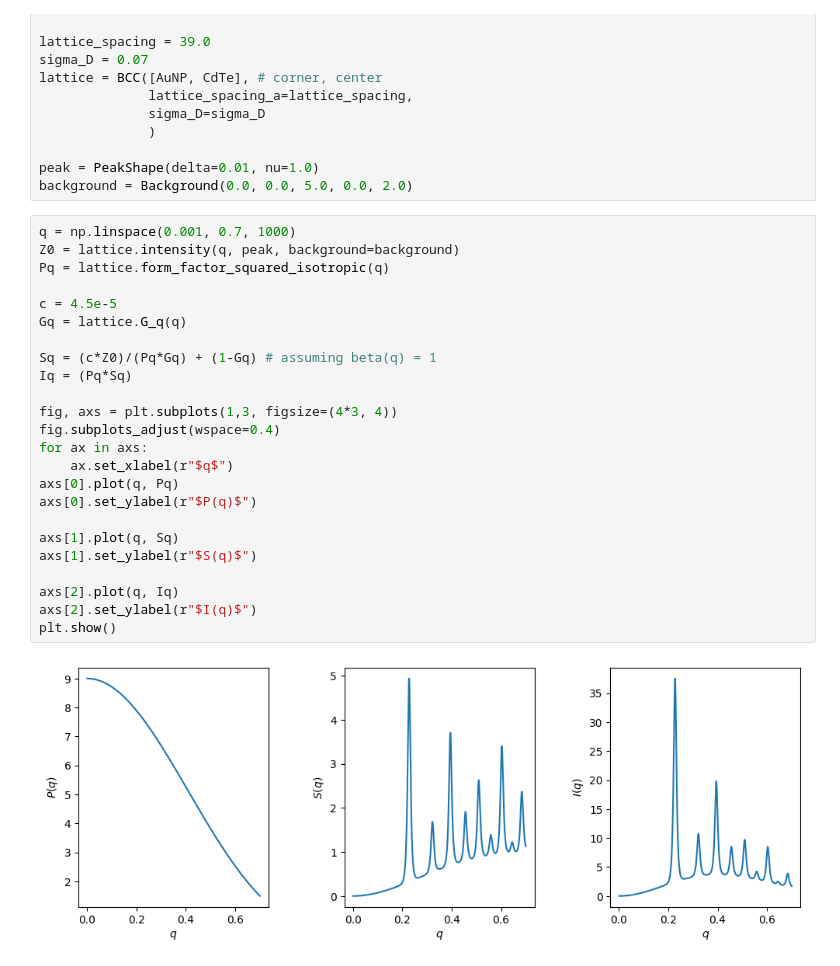
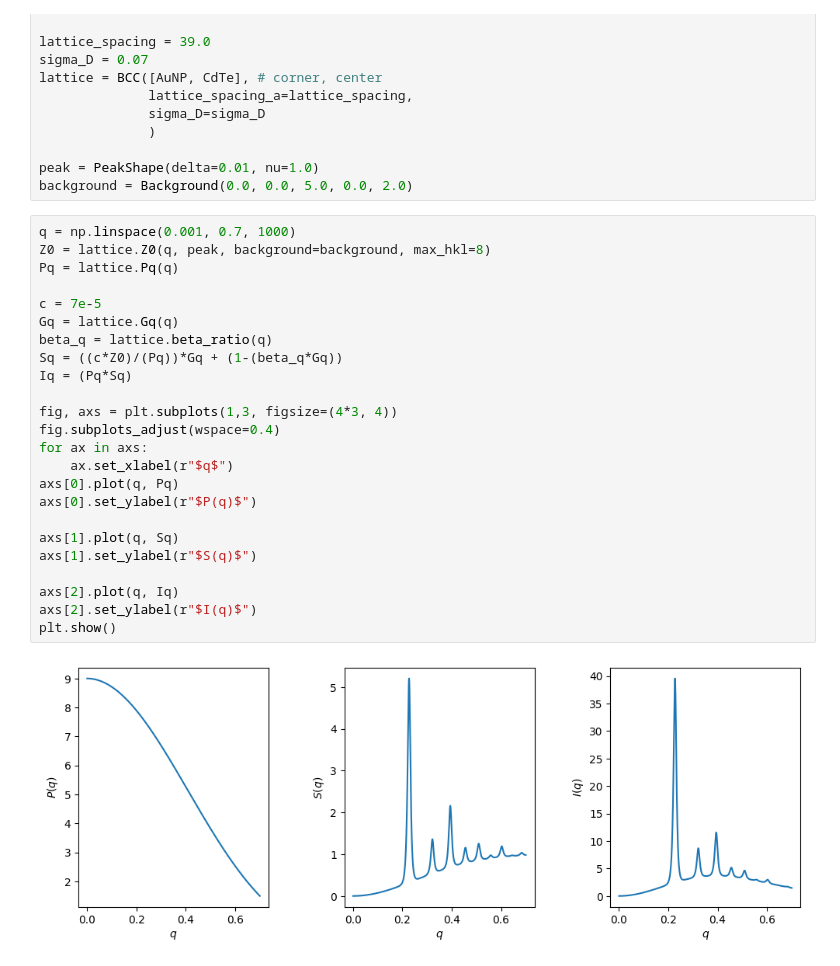
Before and after one commit to kiranvad/ScatterSim, a Jupyter notebook: examples/paper_example_fig3.ipynb, the cells around one changed output. Drawn from its saved outputs; the diff is of its cells as text.

```diff
--- a/examples/paper_example_fig3.ipynb
+++ b/examples/paper_example_fig3.ipynb
@@ -43,27 +49,27 @@ peak = PeakShape(delta=0.01, nu=1.0)
 background = Background(0.0, 0.0, 5.0, 0.0, 2.0)
 # %%
 q = np.linspace(0.001, 0.7, 1000)
-Z0 = lattice.intensity(q, peak, background=background)
-Pq = lattice.form_factor_squared_isotropic(q)
+Z0 = lattice.Z0(q, peak, background=background, max_hkl=8)
+Pq = lattice.Pq(q)
 
-c = 4.5e-5
-Gq = lattice.G_q(q)
-
-Sq = (c*Z0)/(Pq*Gq) + (1-Gq) # assuming beta(q) = 1
+c = 7e-5
+Gq = lattice.Gq(q)
+beta_q = lattice.beta_ratio(q)
+Sq = ((c*Z0)/(Pq))*Gq + (1-(beta_q*Gq))
 Iq = (Pq*Sq)
 
 fig, axs = plt.subplots(1,3, figsize=(4*3, 4))
 fig.subplots_adjust(wspace=0.4)
 for ax in axs:
     ax.set_xlabel(r"$q$")
 axs[0].plot(q, Pq)
 axs[0].set_ylabel(r"$P(q)$")
 
 axs[1].plot(q, Sq)
 axs[1].set_ylabel(r"$S(q)$")
 
 axs[2].plot(q, Iq)
 axs[2].set_ylabel(r"$I(q)$")
 plt.show()
 # %% [output]
-[figure, old version]
+[figure, new version]
```
Also changed, not shown: parts of 1 cell of this notebook, 5 other files.
